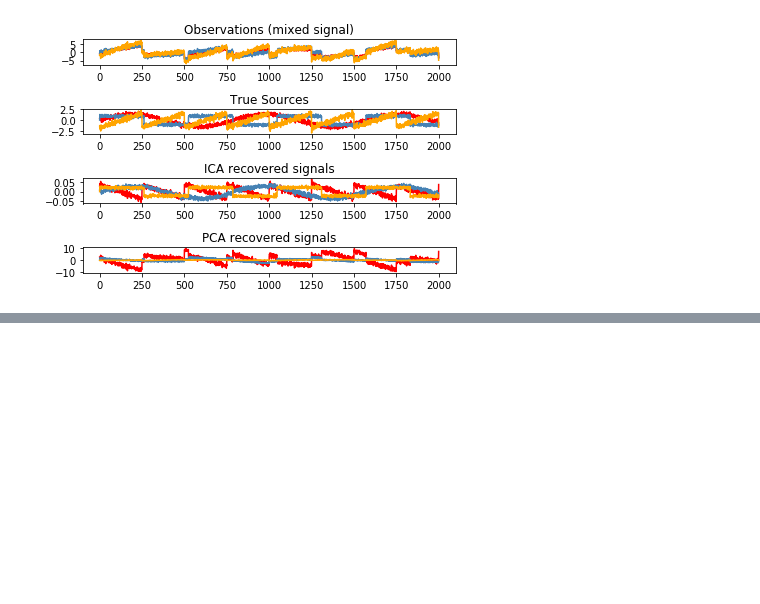
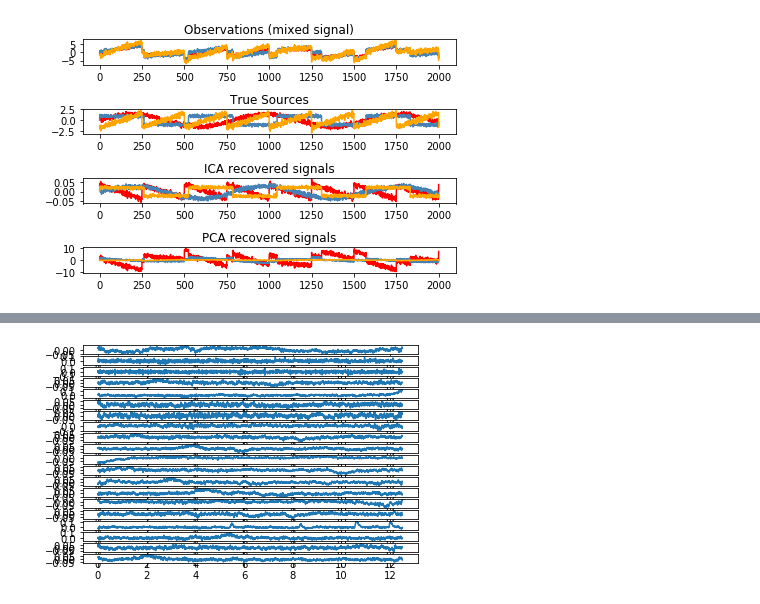
Before and after one commit to Vincent-syr/20MathModelCode, a Jupyter notebook: Untitled.ipynb, the cells around one changed output, grey strips where cells are left out. Cells and saved outputs as stored; diff of their text form; code cells hidden in the pictures; blank space fills up the shorter version.

```diff
--- a/Untitled.ipynb
+++ b/Untitled.ipynb
@@ -689,0 +752,9 @@ plt.show()
+# %%
+for i, sig in enumerate(S.T, 1):
+    plt.subplot(20, 1, i)
+    plt.plot(t, sig)
+
+plt.savefig('re_signal.png')
+plt.show()
+# %% [output]
+[figure, added]
```
Also changed, not shown: parts of 10 cells of this notebook, 4 other files.
